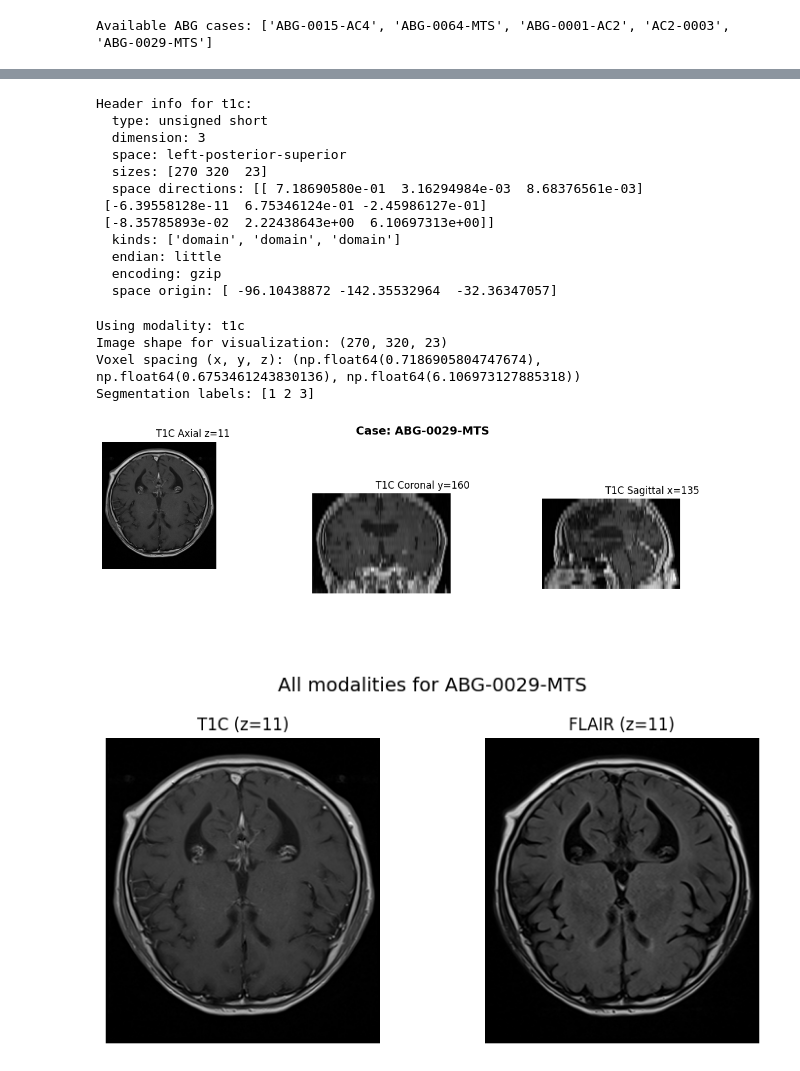
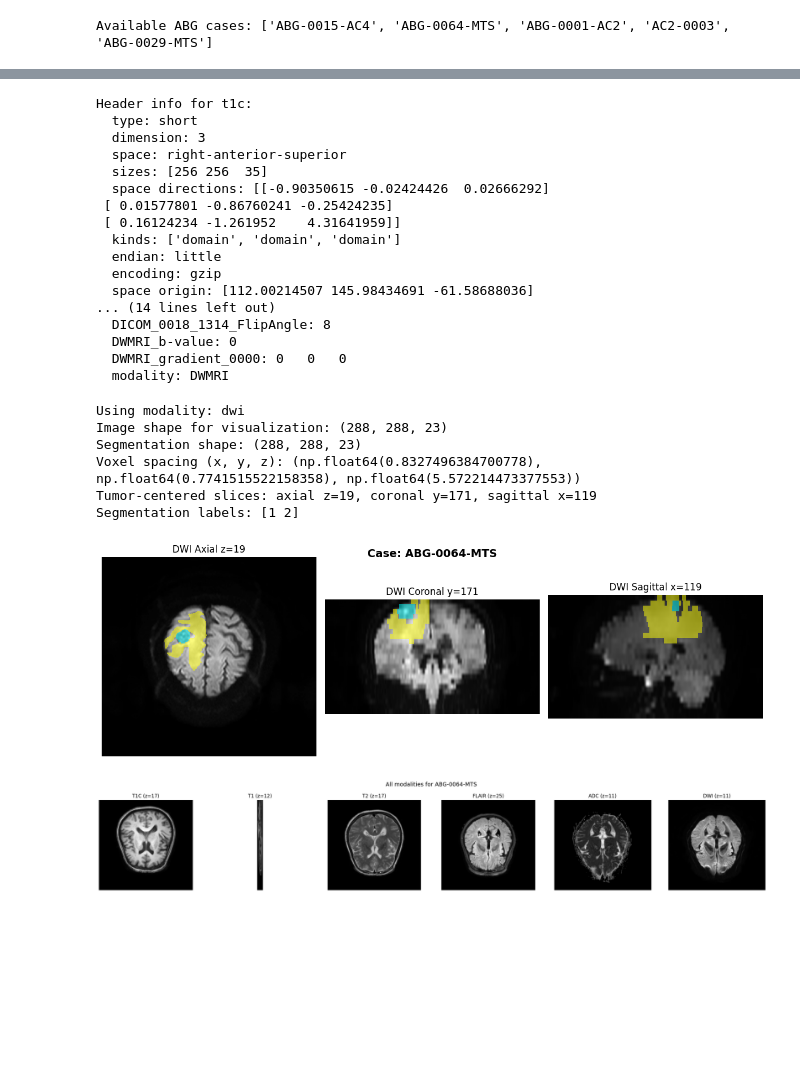
Before and after one commit to samuelgecik/ABIGAIL-glioma-segmentation, a Jupyter notebook: visualization/examine_ABG_scan.ipynb, the cells around one changed output, grey strips where cells are left out. Saved outputs shown, nothing was run; the diff lists cells and outputs as text; code cells hidden in the pictures; blank space fills up the shorter version.

Commit message:
Add new visualizations.

```diff
--- a/visualization/examine_ABG_scan.ipynb
+++ b/visualization/examine_ABG_scan.ipynb
@@ -34,7 +34,7 @@ print('Available ABG cases:', cases)
 Available ABG cases: ['ABG-0015-AC4', 'ABG-0064-MTS', 'ABG-0001-AC2', 'AC2-0003', 'ABG-0029-MTS']
 # %%
 # Choose case ID (change this to examine a different case)
-CASE_ID = 'ABG-0029-MTS'
+CASE_ID = 'ABG-0064-MTS'
 CASE_DIR = DATA_DIR / CASE_ID
 assert CASE_DIR.exists(), f'Case dir not found: {CASE_DIR}'
 print('Case dir:', CASE_DIR)
@@ -137,17 +141,22 @@ if headers.get(mod_to_inspect) is not None:
         print(f'  {key}: {val}')
 # %% [output]
 Header info for t1c:
-  type: unsigned short
+  type: short
   dimension: 3
-  space: left-posterior-superior
-  sizes: [270 320  23]
-  space directions: [[ 7.18690580e-01  3.16294984e-03  8.68376561e-03]
- [-6.39558128e-11  6.75346124e-01 -2.45986127e-01]
- [-8.35785893e-02  2.22438643e+00  6.10697313e+00]]
+  space: right-anterior-superior
+  sizes: [256 256  35]
+  space directions: [[-0.90350615 -0.02424426  0.02666292]
+ [ 0.01577801 -0.86760241 -0.25424235]
+ [ 0.16124234 -1.261952    4.31641959]]
   kinds: ['domain', 'domain', 'domain']
   endian: little
   encoding: gzip
-  space origin: [ -96.10438872 -142.35532964  -32.36347057]
+  space origin: [112.00214507 145.98434691 -61.58688036]
+... (14 lines left out)
+  DICOM_0018_1314_FlipAngle: 8
+  DWMRI_b-value: 0
+  DWMRI_gradient_0000: 0   0   0
+  modality: DWMRI
 # %%
 # Display orthogonal slices (axial, coronal, sagittal) and overlay seg (if present)
 def plot_orthogonal(img_arr, seg_arr=None, slice_indices=None, spacing=None, cmap='gray', vmin=None, vmax=None, figsize=(12,4), title_prefix=''):
@@ -225,6 +234,9 @@ for m in ('t1c', 't1', 'flair', 't2', 'dwi', 'adc', 'flair_transformed'):
     if imgs.get(m) is not None:
         mod = m
         break
+
+# Pick your modality here
+mod = 'dwi'   # Comment out if you want to choose by the default order
 
 assert mod is not None, 'No modality found for visualization'
 print(f'Using modality: {mod}')
@@ -234,39 +246,76 @@ seg_arr = imgs.get('seg')
 
 # Handle potential 4D arrays
 if img_arr.ndim == 4:
     print(f'Original shape: {img_arr.shape} (4D), using first volume')
     img_arr = img_arr[..., 0] if img_arr.shape[-1] < img_arr.shape[0] else img_arr[0, ...]
 
+if seg_arr is not None and seg_arr.ndim == 4:
+    seg_arr = seg_arr[..., 0] if seg_arr.shape[-1] < seg_arr.shape[0] else seg_arr[0, ...]
+
 print(f'Image shape for visualization: {img_arr.shape}')
+if seg_arr is not None:
+    print(f'Segmentation shape: {seg_arr.shape}')
 
 # Extract voxel spacing from header
 spacing = (1.0, 1.0, 1.0)  # default
 if headers.get(mod) is not None:
     header = headers[mod]
     # NRRD stores spacing in 'space directions' or 'spacings'
     if 'space directions' in header:
         dirs = header['space directions']
         # Extract diagonal elements (spacing along each axis)
         spacing = tuple(abs(dirs[i][i]) for i in range(3))
     elif 'spacings' in header:
         spacing = tuple(header['spacings'][:3])
     print(f'Voxel spacing (x, y, z): {spacing}')
 
+# Choose slice indices based on tumor location
+if seg_arr is not None and seg_arr.max() > 0 and seg_arr.shape == img_arr.shape:
+    # Only use tumor-centered slicing if shapes match
+    seg_binary = (seg_arr > 0).astype(int)
+
+    # Sum across each axis to find where tumor is most visible
+    # z_sum = seg_binary.sum(axis=(0, 1))  # sum over x,y -> z profile
+    # y_sum = seg_binary.sum(axis=(0, 2))  # sum over x,z -> y profile
+    # x_sum = seg_binary.sum(axis=(1, 2))  # sum over y,z -> x profile
+
+    z_sum = seg_arr.sum(axis=(0, 1))  # sum over x,y -> z profile
+    y_sum = seg_arr.sum(axis=(0, 2))  # sum over x,z -> y profile
+    x_sum = seg_arr.sum(axis=(1, 2))  # sum over y,z -> x profile
+
+    # Find slice with maximum tumor in each direction
+    z_max = np.argmax(z_sum)
+    y_max = np.argmax(y_sum)
+    x_max = np.argmax(x_sum)
+
+    slice_indices = (z_max, y_max, x_max)
+    print(f'Tumor-centered slices: axial z={z_max}, coronal y={y_max}, sagittal x={x_max}')
+else:
+    # Default to middle slices if no segmentation or shape mismatch
+    slice_indices = (img_arr.shape[2]//2, img_arr.shape[1]//2, img_arr.shape[0]//2)
+    print(f'Using middle slices: axial z={slice_indices[0]}, coronal y={slice_indices[1]}, sagittal x={slice_indices[2]}')
+    if seg_arr is not None and seg_arr.shape != img_arr.shape:
+        print(f'Warning: Segmentation shape {seg_arr.shape} != Image shape {img_arr.shape}')
+        print(f'Segmentation overlay will be disabled for this modality')
+        seg_arr = None  # Disable overlay if shapes don't match
+
 fig = plot_orthogonal(
     img_arr,
     seg_arr=seg_arr,
-    slice_indices=(img_arr.shape[2]//2, img_arr.shape[1]//2, img_arr.shape[0]//2),
+    slice_indices=slice_indices,
     spacing=spacing,
     title_prefix=mod.upper()
 )
 fig.suptitle(f'Case: {CASE_ID}', fontsize=14, fontweight='bold', y=0.98)
 plt.show()
 # %% [output]
-Using modality: t1c
-Image shape for visualization: (270, 320, 23)
-Voxel spacing (x, y, z): (np.float64(0.7186905804747674), np.float64(0.6753461243830136), np.float64(6.106973127885318))
-Segmentation labels: [1 2 3]
+Using modality: dwi
+Image shape for visualization: (288, 288, 23)
+Segmentation shape: (288, 288, 23)
+Voxel spacing (x, y, z): (np.float64(0.8327496384700778), np.float64(0.7741515522158358), np.float64(5.572214473377553))
+Tumor-centered slices: axial z=19, coronal y=171, sagittal x=119
+Segmentation labels: [1 2]
-[figure, old version]
+[figure, new version]
 # %%
 # Display all available modalities side by side (axial view)
 available_mods = [k for k, v in imgs.items() if v is not None and k != 'seg']
@@ -303,7 +352,7 @@ if n_mods > 0:
     plt.tight_layout()
     plt.show()
 # %% [output]
-[figure, old version]
+[figure, new version]
 # %%
 # Examine segmentation details
 if seg_arr is not None:
```
Also changed, not shown: parts of 7 cells of this notebook.
